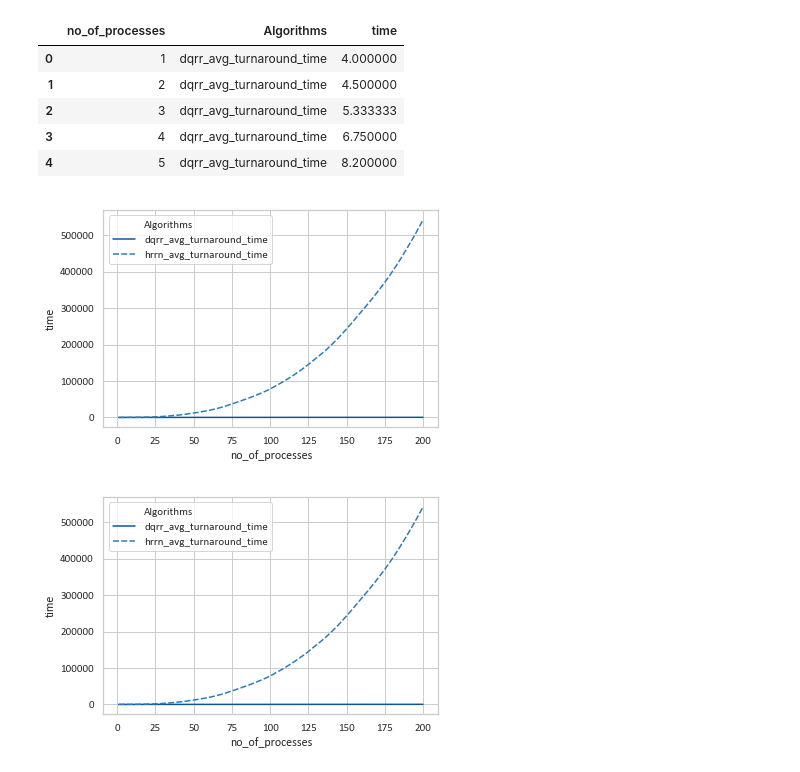
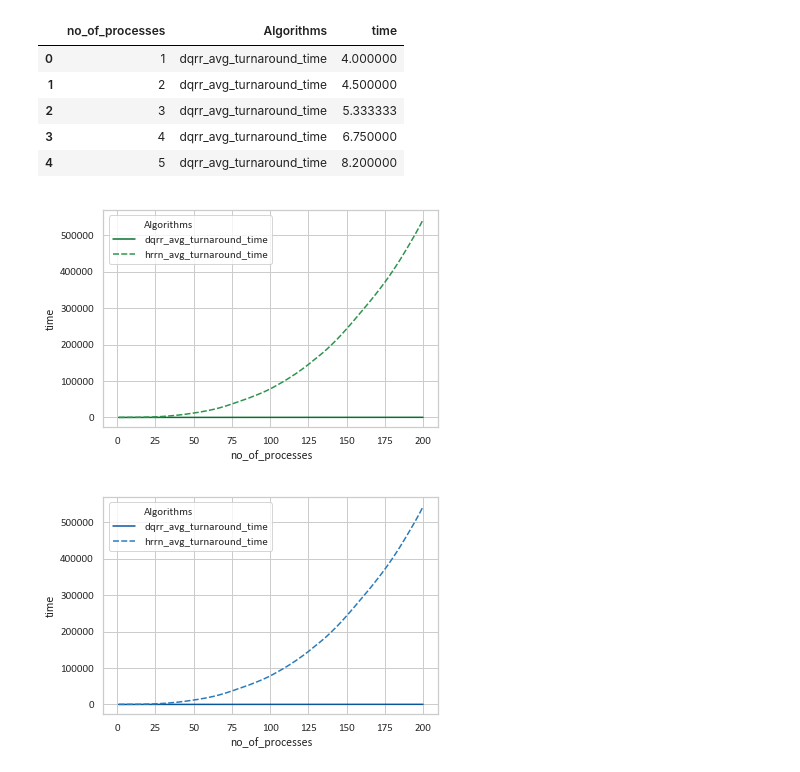
Before and after one commit to kainspraveen/IODTSRR-RRHRRN, a Jupyter notebook: Graphing/Plotter.ipynb, the cells around one changed output. Drawn from its saved outputs; the diff is of its cells as text; code cells hidden in the pictures.

```diff
--- a/Graphing/Plotter.ipynb
+++ b/Graphing/Plotter.ipynb
@@ -99,7 +88,7 @@ for df_key in dfs:
 
     df_TAT_melted=pd.melt(df_TAT, id_vars='no_of_processes', value_name='time',var_name='Algorithms')
     df_WT_melted=pd.melt(df_WT, id_vars='no_of_processes', value_name='time',var_name='Algorithms')
-    df_CS_melted=pd.melt(df_CS, id_vars='no_of_processes', value_name='time',var_name='Algorithms')
+    df_CS_melted=pd.melt(df_CS, id_vars='no_of_processes', value_name='switches',var_name='Algorithms')
 
 
     #TAT
@@ -136,7 +125,7 @@ for df_key in dfs:
     #CS
     plt.figure()
     sns.set(style='whitegrid', font='Calibri',palette='Blues_r')
-    CSplot=sns.lineplot(x='no_of_processes',y='time', hue='Algorithms', style='Algorithms', data=df_CS_melted)
+    CSplot=sns.lineplot(x='no_of_processes',y='switches', hue='Algorithms', style='Algorithms', data=df_CS_melted)
 
     CStitle=df_key.split('_')
     CStitle.remove('df')
@@ -180,10 +169,10 @@ melt0.head()
 
 #dfs.get(df_names[1]).plot('no_of_processes',['avg_wait_time','avg_turnaround_time'])
 # %%
-sns.set(style='whitegrid', palette='Blues_r', font='Calibri')
+sns.set(style='whitegrid', palette='Greens_r', font='Calibri')
 sns_plot=sns.lineplot(x='no_of_processes',y='time', hue='Algorithms', style='Algorithms', data=melt0)
 # %% [output]
-[figure, old version]
+[figure, new version]
 # %%
 sns_fig=sns.lineplot(x='no_of_processes',y='time', hue='Algorithms', style='Algorithms', data=melt0).get_figure()
 #sns_fig.savefig('testing.png')
```
Also changed, not shown: parts of 5 cells of this notebook, 31 other files.
